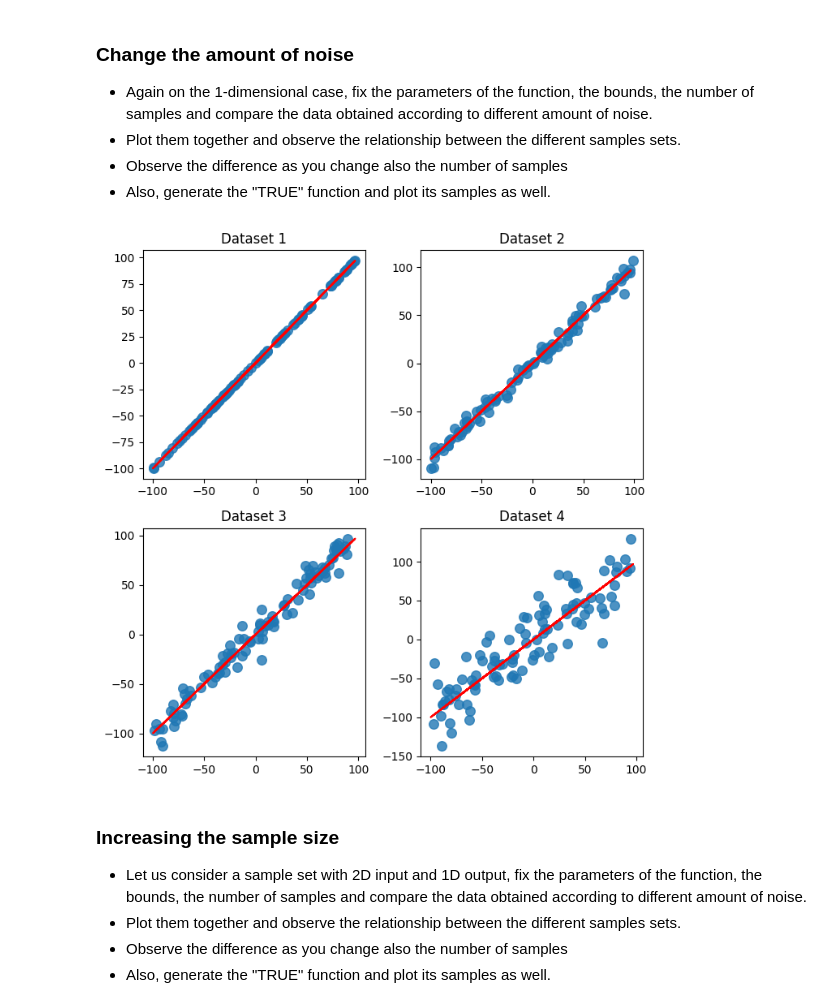
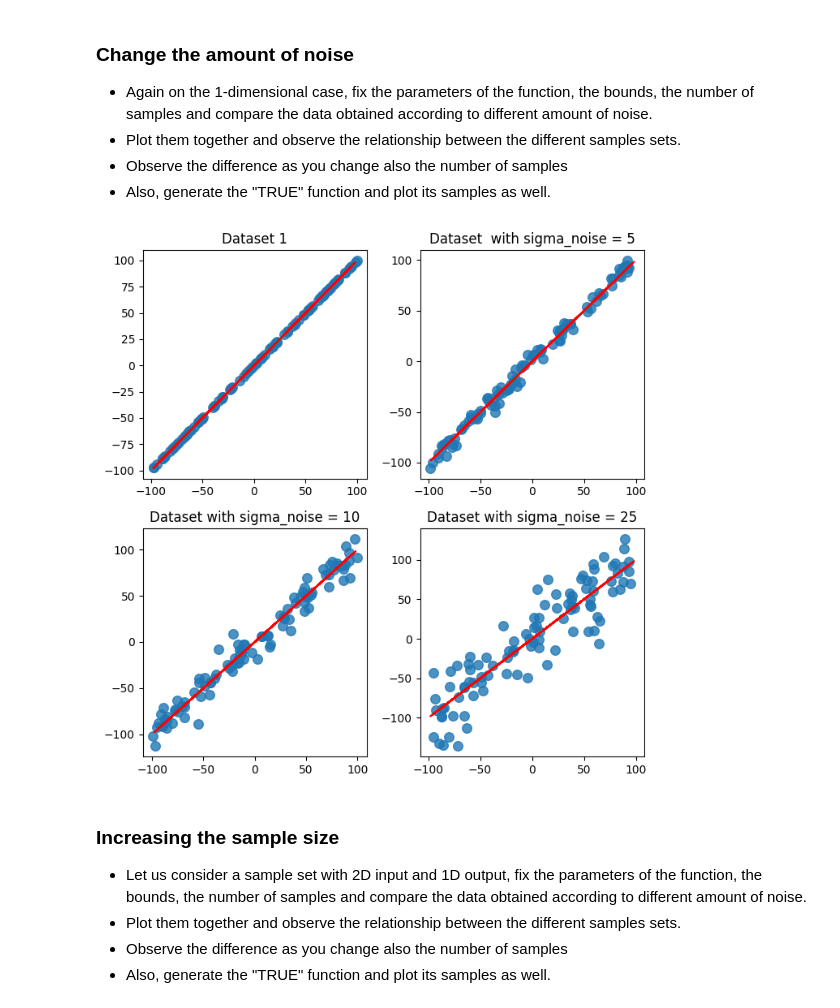
Before and after one commit to Clonecodesash/MachineLearning, a Jupyter notebook: 00_DataGeneration_solved.ipynb, the cells around one changed output. Saved outputs shown, nothing was run; the diff lists cells and outputs as text; code cells hidden in the pictures.

```diff
--- a/00_DataGeneration_solved.ipynb
+++ b/00_DataGeneration_solved.ipynb
@@ -160,7 +160,7 @@ low_D = np.array([-100])
 high_D = np.array([100])
 
 # Here we can compute the true function
-Xtrue, Ytrue = linearRegrFunction(100, D, low_D, high_D, w, 0)
+Xtrue, Ytrue = linearRegrFunction(n, D, low_D, high_D, w, 0)
 
 # Setup a plot in which the different sets can be shown and visually compared
 fig = plt.figure(figsize=(7,7))
@@ -169,37 +169,37 @@ ax1 = fig.add_subplot(2, 2, 2)
 ax2 = fig.add_subplot(2, 2, 3)
 ax3 = fig.add_subplot(2, 2, 4)
 
 Xd1, Yd1 = linearRegrFunction(n, D, low_D, high_D, w, sigma_noise=0.1)
 ax0.scatter(Xd1, Yd1, s=70, alpha=0.8)
 ax0.plot(Xtrue, Ytrue, c='r')
 ax0.set_title("Dataset 1")
 
 # GENERATE 3 FURTHER INSTANCES OF THE DATA KEEPING THE SAME VALUE FOR ALL THE PARAMETERS BUT THE NOISE LEVEL
 # DATASET Xd2, Yd2 WITH sigma_noise = 5
 # DATASET Xd3, Yd3 WITH sigma_noise = 10
 # DATASET Xd4, Yd4 WITH sigma_noise = 25
 # VISUALIZE THE OBTAINED POINTS ON DIFFERENT SUBPLOTS
 
 Xd2, Yd2 = linearRegrFunction(n, D, low_D, high_D, w, sigma_noise=5)
 ax1.scatter(Xd2, Yd2, s=70, alpha=0.8)
 ax1.plot(Xtrue, Ytrue, c='r')
-ax1.set_title("Dataset 2")
+ax1.set_title("Dataset  with sigma_noise = 5")
 
 Xd3, Yd3 = linearRegrFunction(n, D, low_D, high_D, w, sigma_noise=10)
 ax2.scatter(Xd3, Yd3, s=70, alpha=0.8)
 ax2.plot(Xtrue, Ytrue, c='r')
-ax2.set_title("Dataset 3")
+ax2.set_title("Dataset with sigma_noise = 10")
 
 Xd4, Yd4 = linearRegrFunction(n, D, low_D, high_D, w, sigma_noise=25)
 ax3.scatter(Xd4, Yd4, s=70, alpha=0.8)
 ax3.plot(Xtrue, Ytrue, c='r')
-ax3.set_title("Dataset 4")
+ax3.set_title("Dataset with sigma_noise = 25")
 
 
 
 fig.tight_layout()
 # %% [output]
-[figure, old version]
+[figure, new version]
 # %% [markdown]
 ### Increasing the sample size
 
```
Also changed, not shown: parts of 7 cells of this notebook.
